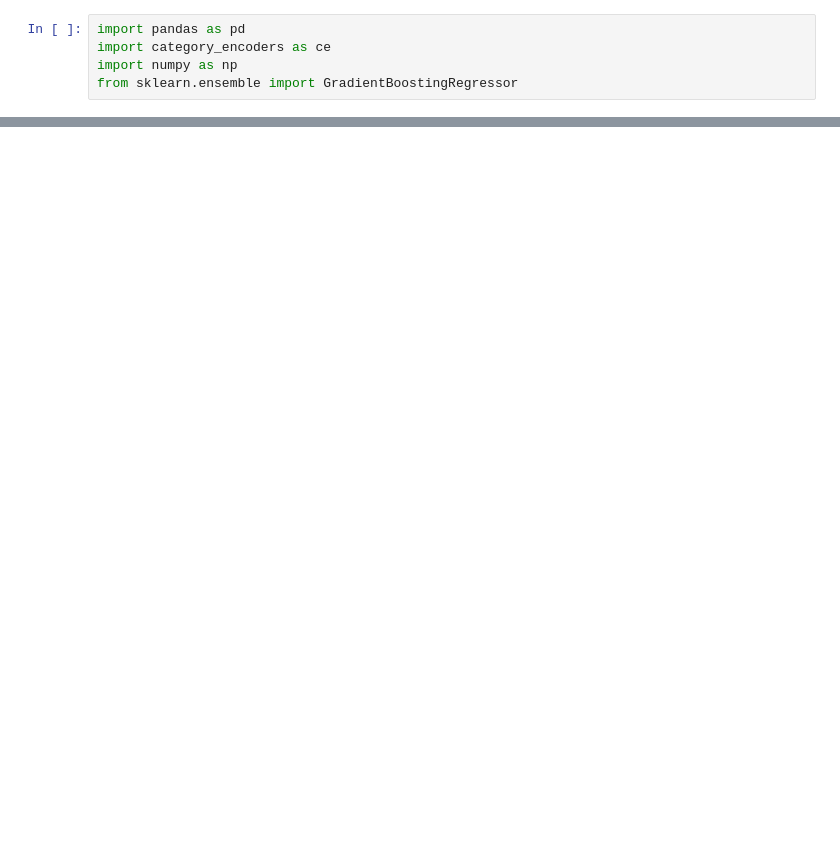
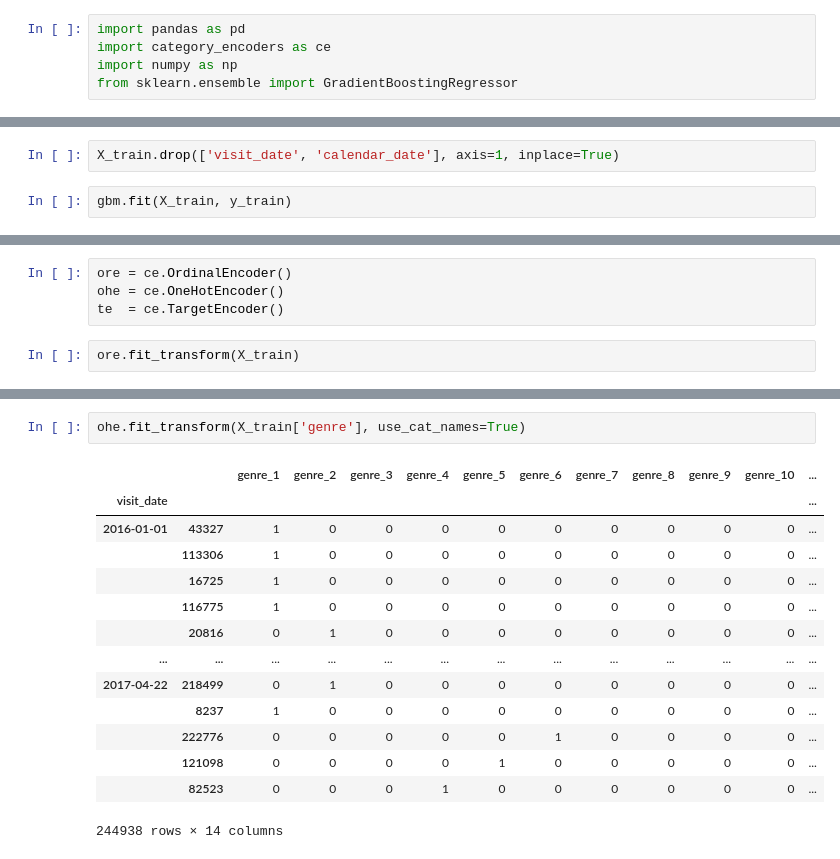
Before and after one commit to JonathanBechtel/dat-02-22, a Jupyter notebook: ClassMaterial/Unit3/Class13/Class 13 Notebook.ipynb, the cells around one changed output, grey strips where cells are left out. Saved outputs shown, nothing was run; the diff lists cells and outputs as text; blank space fills up the shorter version.

```diff
--- a/ClassMaterial/Unit3/Class13/Class 13 Notebook.ipynb
+++ b/ClassMaterial/Unit3/Class13/Class 13 Notebook.ipynb
@@ -13,0 +49,4 @@ FileNotFoundError: [Errno 2] File ../data/restaurants.csv does not exist: '../da
+# %%
+X_train.drop(['visit_date', 'calendar_date'], axis=1, inplace=True)
+# %%
+gbm.fit(X_train, y_train)
@@ -13,0 +67,6 @@ FileNotFoundError: [Errno 2] File ../data/restaurants.csv does not exist: '../da
+# %%
+ore = ce.OrdinalEncoder()
+ohe = ce.OneHotEncoder()
+te  = ce.TargetEncoder()
+# %%
+ore.fit_transform(X_train)
@@ -13,0 +108,17 @@ FileNotFoundError: [Errno 2] File ../data/restaurants.csv does not exist: '../da
+# %%
+ohe.fit_transform(X_train['genre'], use_cat_names=True)
+# %% [output]
+|  |  | genre_1 | genre_2 | genre_3 | genre_4 | genre_5 | genre_6 | genre_7 | genre_8 | genre_9 | genre_10 | ... |
+| visit_date |  |  |  |  |  |  |  |  |  |  |  | ... |
+| 2016-01-01 | 43327 | 1 | 0 | 0 | 0 | 0 | 0 | 0 | 0 | 0 | 0 | ... |
+|  | 113306 | 1 | 0 | 0 | 0 | 0 | 0 | 0 | 0 | 0 | 0 | ... |
+|  | 16725 | 1 | 0 | 0 | 0 | 0 | 0 | 0 | 0 | 0 | 0 | ... |
+|  | 116775 | 1 | 0 | 0 | 0 | 0 | 0 | 0 | 0 | 0 | 0 | ... |
+|  | 20816 | 0 | 1 | 0 | 0 | 0 | 0 | 0 | 0 | 0 | 0 | ... |
+| ... | ... | ... | ... | ... | ... | ... | ... | ... | ... | ... | ... | ... |
+| 2017-04-22 | 218499 | 0 | 1 | 0 | 0 | 0 | 0 | 0 | 0 | 0 | 0 | ... |
+|  | 8237 | 1 | 0 | 0 | 0 | 0 | 0 | 0 | 0 | 0 | 0 | ... |
+|  | 222776 | 0 | 0 | 0 | 0 | 0 | 1 | 0 | 0 | 0 | 0 | ... |
+|  | 121098 | 0 | 0 | 0 | 0 | 1 | 0 | 0 | 0 | 0 | 0 | ... |
+|  | 82523 | 0 | 0 | 0 | 1 | 0 | 0 | 0 | 0 | 0 | 0 | ... |
+244938 rows × 14 columns
```
Also changed, not shown: parts of 41 cells of this notebook, 1 other file.
